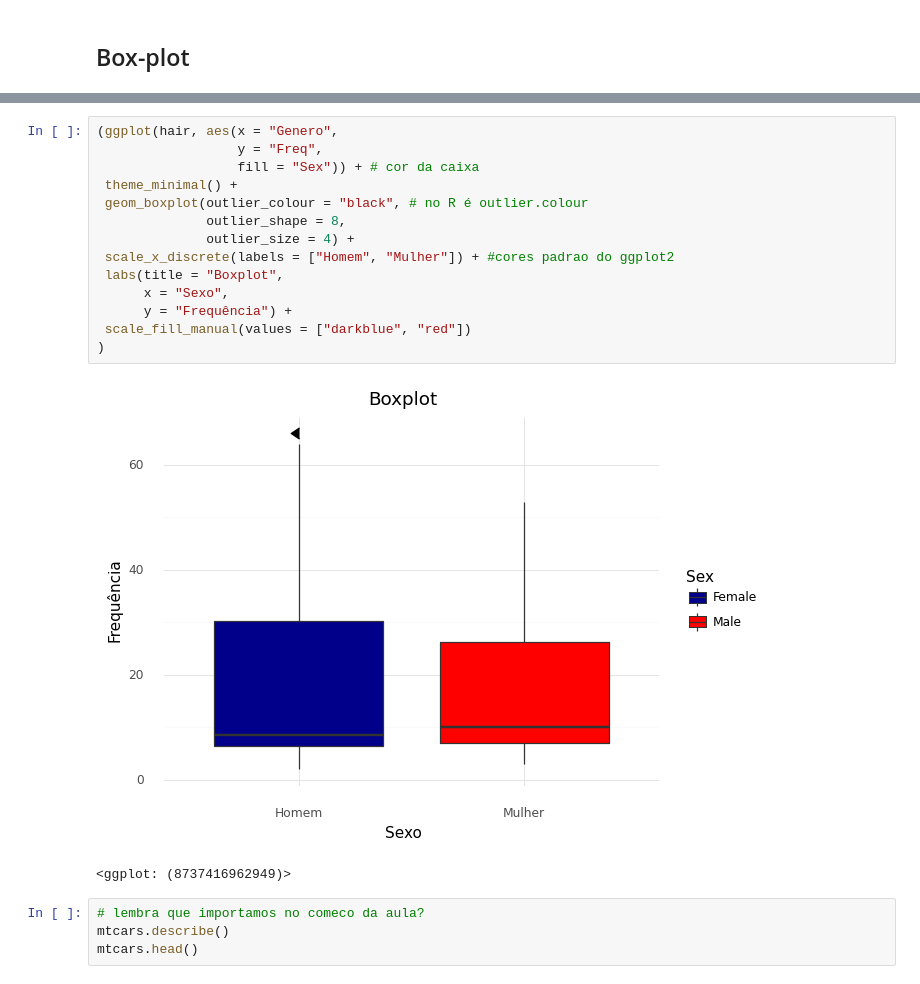
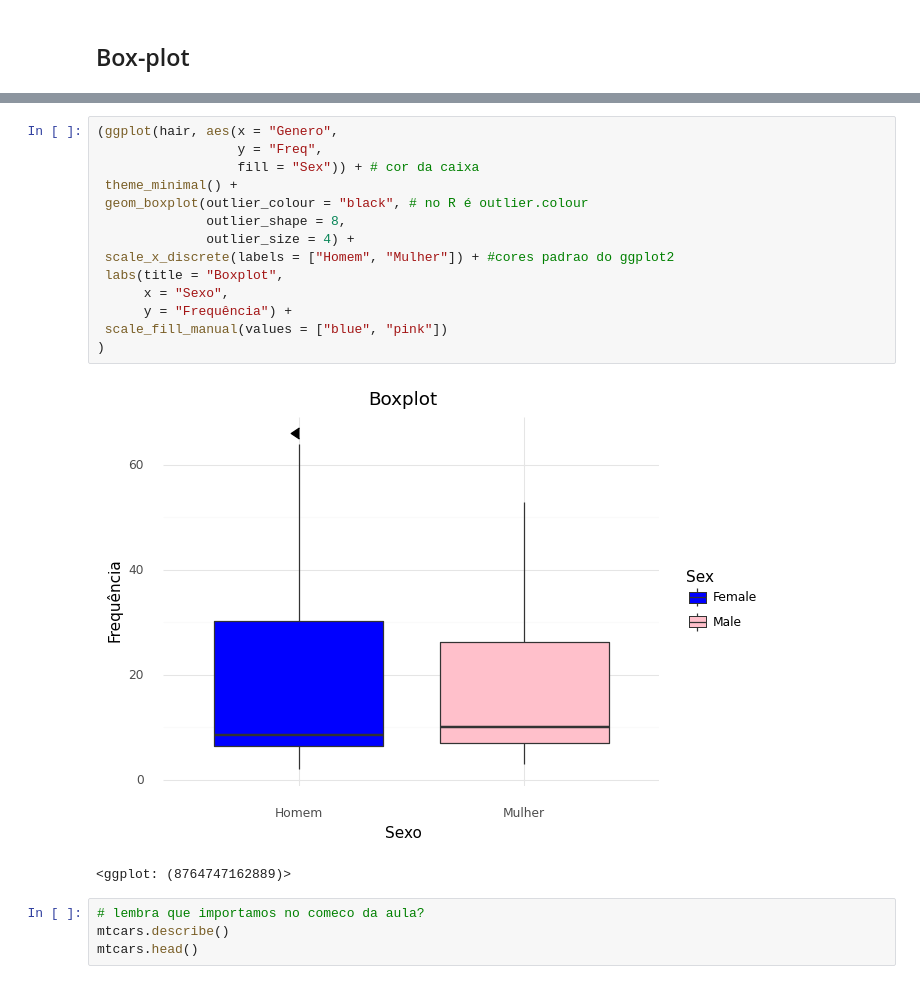
Before and after one commit to mgcid/intro_python_verao_ime_2023, a Jupyter notebook: notebooks/aula04.ipynb, the cells around one changed output, grey strips where cells are left out. Cells and saved outputs as stored; diff of their text form.

```diff
--- a/notebooks/aula04.ipynb
+++ b/notebooks/aula04.ipynb
@@ -493,20 +496,20 @@ hair.head()
 # %%
 (ggplot(hair, aes(x = "Genero",
                   y = "Freq",
                   fill = "Sex")) + # cor da caixa
  theme_minimal() +
  geom_boxplot(outlier_colour = "black", # no R é outlier.colour
               outlier_shape = 8,
               outlier_size = 4) +
  scale_x_discrete(labels = ["Homem", "Mulher"]) + #cores padrao do ggplot2
  labs(title = "Boxplot",
       x = "Sexo",
       y = "Frequência") +
- scale_fill_manual(values = ["darkblue", "red"])
+ scale_fill_manual(values = ["blue", "pink"])
 )
 # %% [output]
-[figure, old version]
+[figure, new version]
-<ggplot: (8737416962949)>
+<ggplot: (8764747162889)>
 # %%
 # lembra que importamos no comeco da aula?
 mtcars.describe()
```
Also changed, not shown: parts of 19 cells of this notebook.
